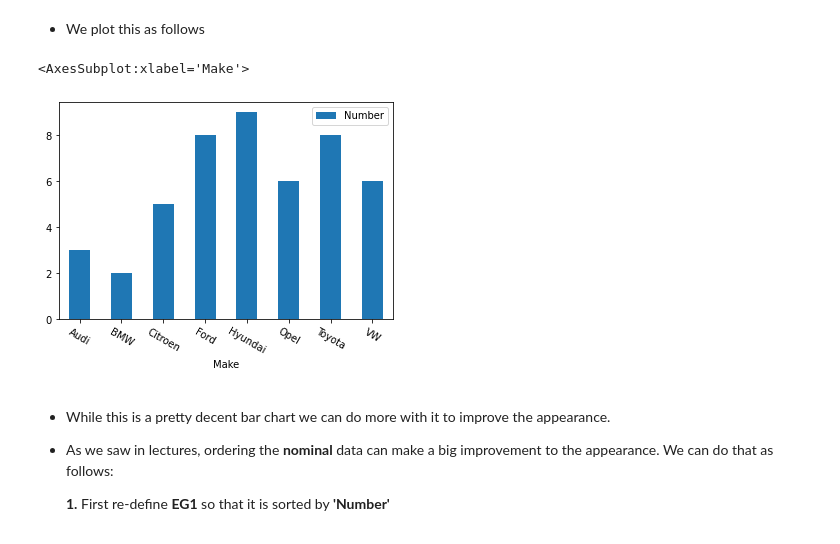
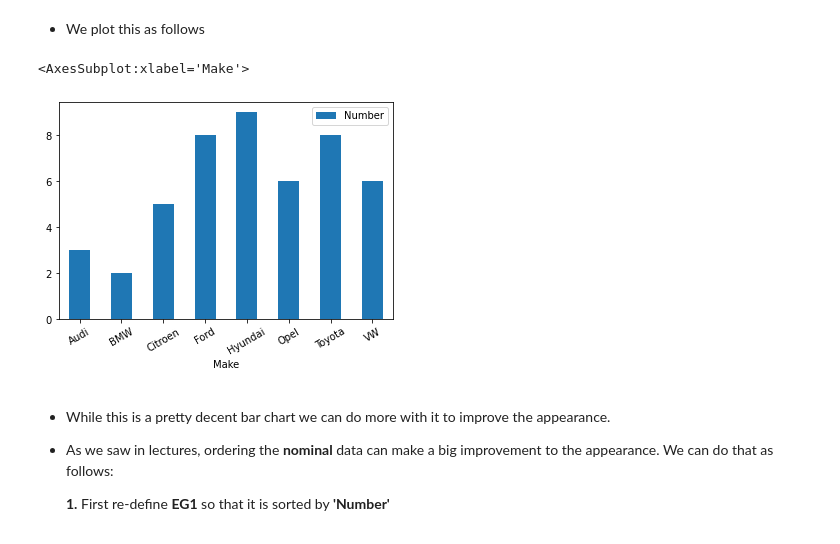
Before and after one commit to tlyonsWIT/Data-Visualisation, a Jupyter notebook: Data Visualisation 2020 - Notebook 0.ipynb, the cells around one changed output. Saved outputs shown, nothing was run; the diff lists cells and outputs as text; code cells hidden in the pictures.

```diff
--- a/Data Visualisation 2020 - Notebook 0.ipynb
+++ b/Data Visualisation 2020 - Notebook 0.ipynb
@@ -444,10 +432,10 @@ EG1
 # %% [markdown]
 * We plot this as follows
 # %%
-EG1.plot.bar(x='Make',y='Number',rot=-30) # We use rot=30 to rotate the x labels by 30 drgrees. You can also rotate by negative angles.
+EG1.plot.bar(x='Make',y='Number',rot=30) # We use rot=30 to rotate the x labels by 30 drgrees. You can also rotate by negative angles.
 # %% [output]
 <AxesSubplot:xlabel='Make'>
-[figure, old version]
+[figure, new version]
 # %% [markdown]
 * While this is a pretty decent bar chart we can do more with it to improve the appearance.
 
```
Also changed, not shown: parts of 16 cells of this notebook.
